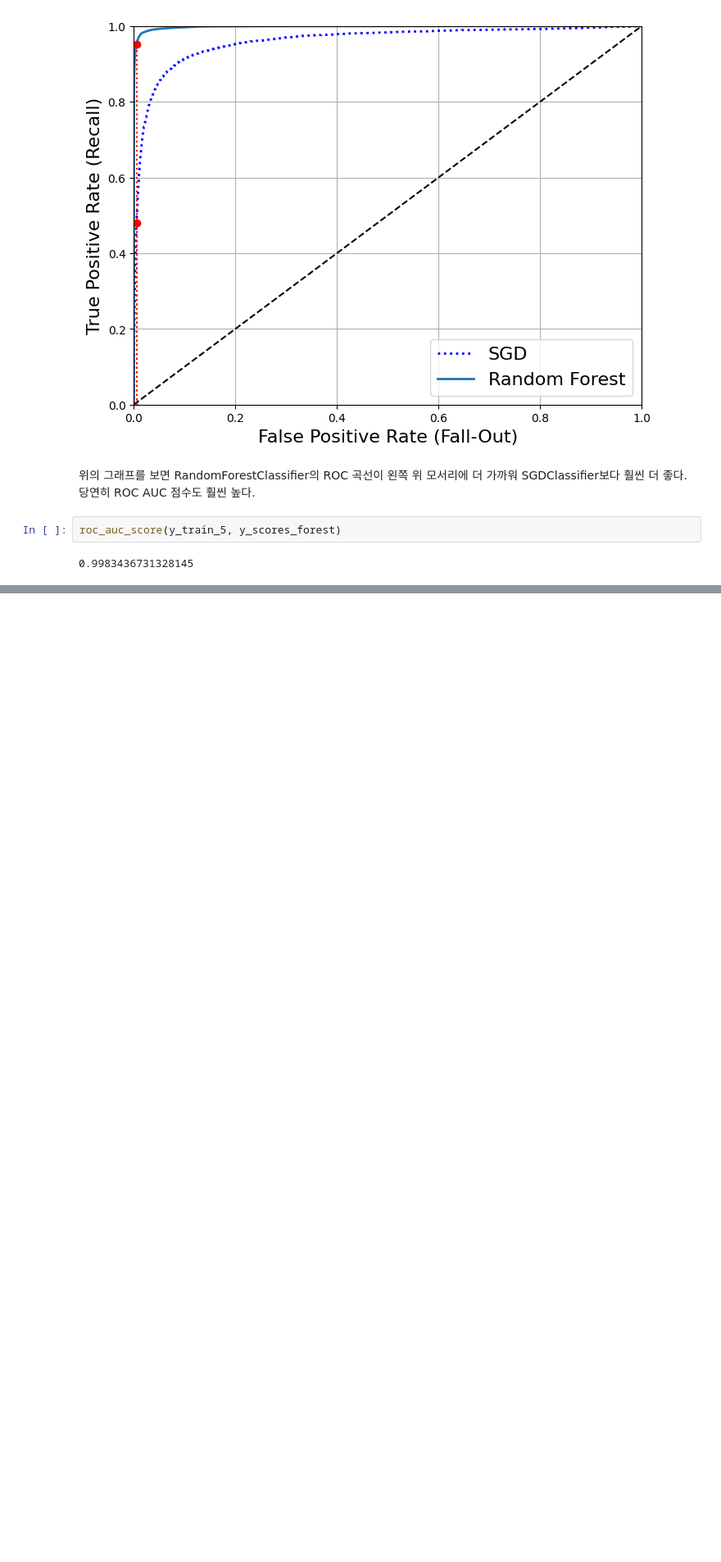
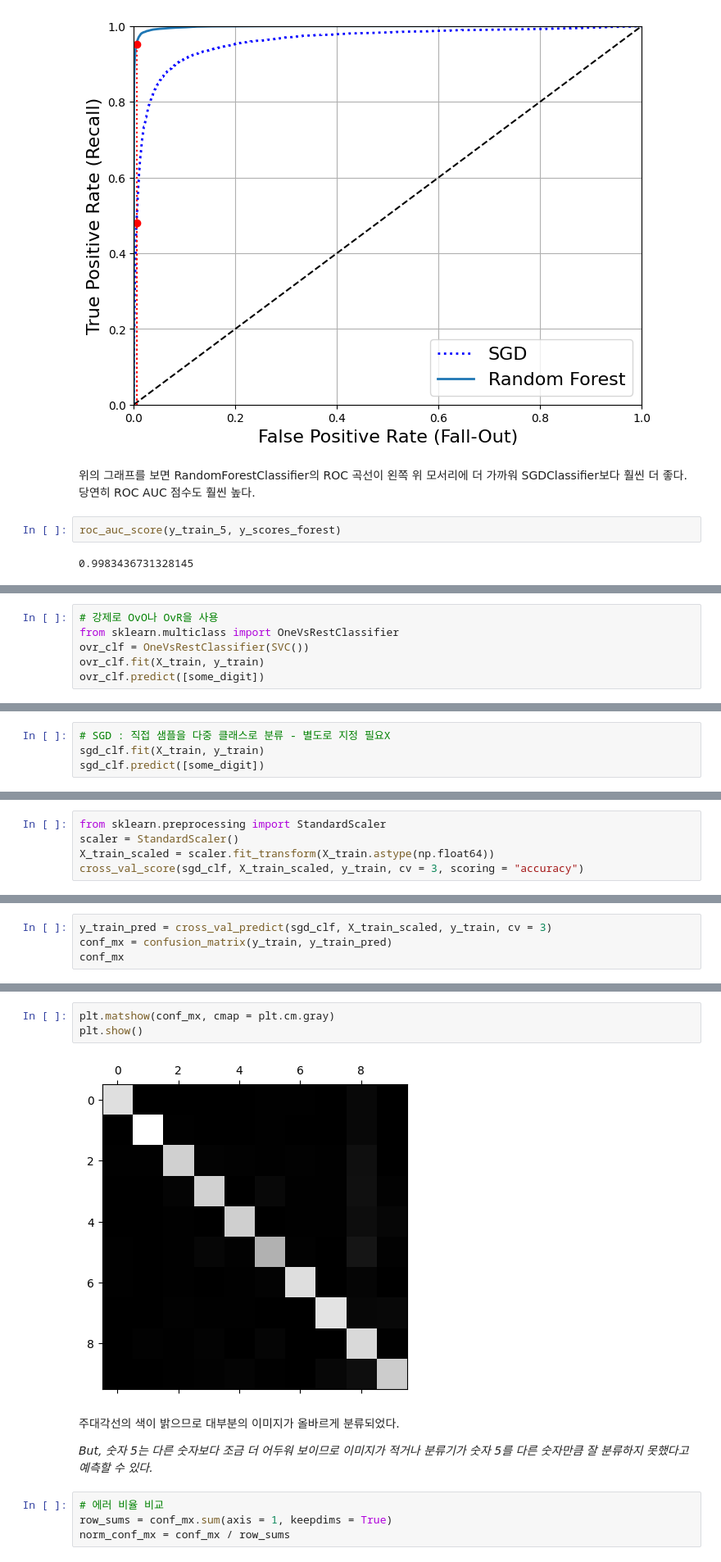
Before and after one commit to Parkseojin2001/Hands-On-ML, a Jupyter notebook: 03_classification.ipynb, the cells around one changed output, grey strips where cells are left out. Shown at 82% size. Saved outputs shown, nothing was run; the diff lists cells and outputs as text; blank space fills up the shorter version.

```diff
--- a/03_classification.ipynb
+++ b/03_classification.ipynb
@@ -382,0 +461,6 @@ roc_auc_score(y_train_5, y_scores_forest)
+# %%
+# 강제로 OvO나 OvR을 사용
+from sklearn.multiclass import OneVsRestClassifier
+ovr_clf = OneVsRestClassifier(SVC())
+ovr_clf.fit(X_train, y_train)
+ovr_clf.predict([some_digit])
@@ -382,0 +473,4 @@ roc_auc_score(y_train_5, y_scores_forest)
+# %%
+# SGD : 직접 샘플을 다중 클래스로 분류 - 별도로 지정 필요X
+sgd_clf.fit(X_train, y_train)
+sgd_clf.predict([some_digit])
@@ -382,0 +493,5 @@ roc_auc_score(y_train_5, y_scores_forest)
+# %%
+from sklearn.preprocessing import StandardScaler
+scaler = StandardScaler()
+X_train_scaled = scaler.fit_transform(X_train.astype(np.float64))
+cross_val_score(sgd_clf, X_train_scaled, y_train, cv = 3, scoring = "accuracy")
@@ -382,0 +504,4 @@ roc_auc_score(y_train_5, y_scores_forest)
+# %%
+y_train_pred = cross_val_predict(sgd_clf, X_train_scaled, y_train, cv = 3)
+conf_mx = confusion_matrix(y_train, y_train_pred)
+conf_mx
@@ -382,0 +519,13 @@ roc_auc_score(y_train_5, y_scores_forest)
+# %%
+plt.matshow(conf_mx, cmap = plt.cm.gray)
+plt.show()
+# %% [output]
+[figure, added]
+# %% [markdown]
+주대각선의 색이 밝으므로 대부분의 이미지가 올바르게 분류되었다.
+
+*But, 숫자 5는 다른 숫자보다 조금 더 어두워 보이므로 이미지가 적거나 분류기가 숫자 5를 다른 숫자만큼 잘 분류하지 못했다고 예측할 수 있다.*
+# %%
+# 에러 비율 비교
+row_sums = conf_mx.sum(axis = 1, keepdims = True)
+norm_conf_mx = conf_mx / row_sums
```
Also changed, not shown: parts of 32 cells of this notebook.
